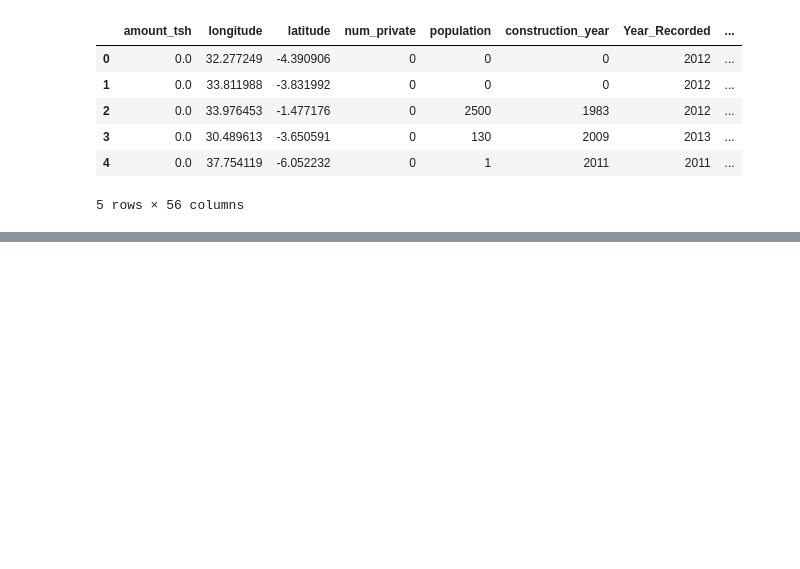
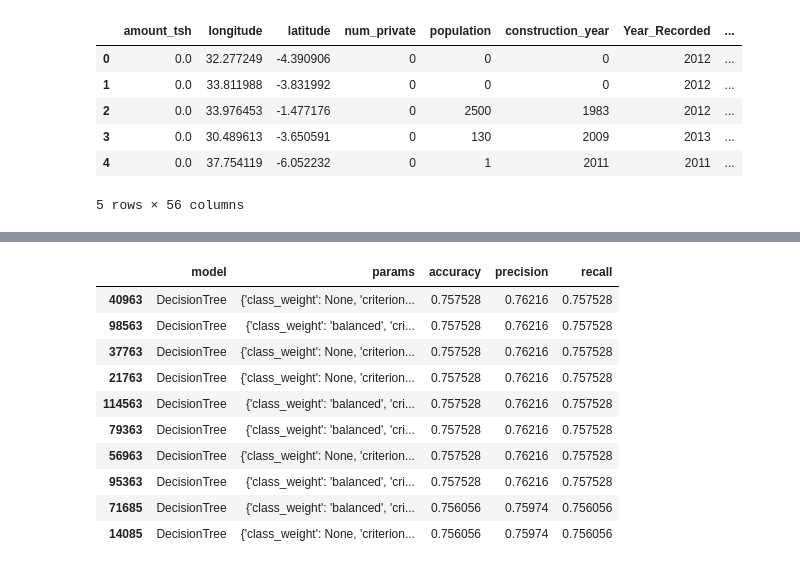
Before and after one commit to FrancisNdirangu/Pump_it_up_Dataset, a Jupyter notebook: notebook.ipynb, the cells around one changed output, grey strips where cells are left out. Drawn from its saved outputs; the diff is of its cells as text; code cells hidden in the pictures; blank space fills up the shorter version.

```diff
--- a/notebook.ipynb
+++ b/notebook.ipynb
@@ -765,0 +999,14 @@ weighted avg       0.73      0.72      0.72      6700
+# %%
+results_df.head(10)
+# %% [output]
+|  | model | params | accuracy | precision | recall |
+| 40963 | DecisionTree | {'class_weight': None, 'criterion... | 0.757528 | 0.76216 | 0.757528 |
+| 98563 | DecisionTree | {'class_weight': 'balanced', 'cri... | 0.757528 | 0.76216 | 0.757528 |
+| 37763 | DecisionTree | {'class_weight': None, 'criterion... | 0.757528 | 0.76216 | 0.757528 |
+| 21763 | DecisionTree | {'class_weight': None, 'criterion... | 0.757528 | 0.76216 | 0.757528 |
+| 114563 | DecisionTree | {'class_weight': 'balanced', 'cri... | 0.757528 | 0.76216 | 0.757528 |
+| 79363 | DecisionTree | {'class_weight': 'balanced', 'cri... | 0.757528 | 0.76216 | 0.757528 |
+| 56963 | DecisionTree | {'class_weight': None, 'criterion... | 0.757528 | 0.76216 | 0.757528 |
+| 95363 | DecisionTree | {'class_weight': 'balanced', 'cri... | 0.757528 | 0.76216 | 0.757528 |
+| 71685 | DecisionTree | {'class_weight': 'balanced', 'cri... | 0.756056 | 0.75974 | 0.756056 |
+| 14085 | DecisionTree | {'class_weight': None, 'criterion... | 0.756056 | 0.75974 | 0.756056 |
```
Also changed, not shown: parts of 16 cells of this notebook.
